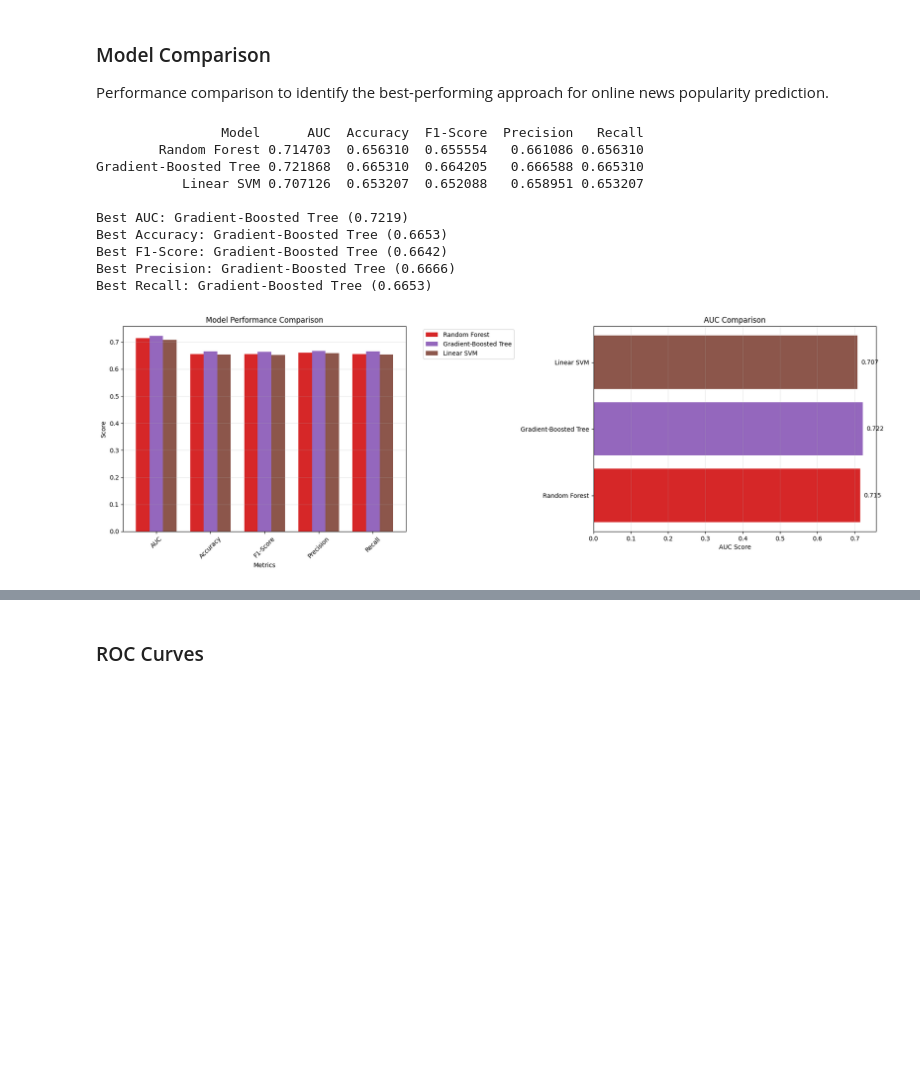
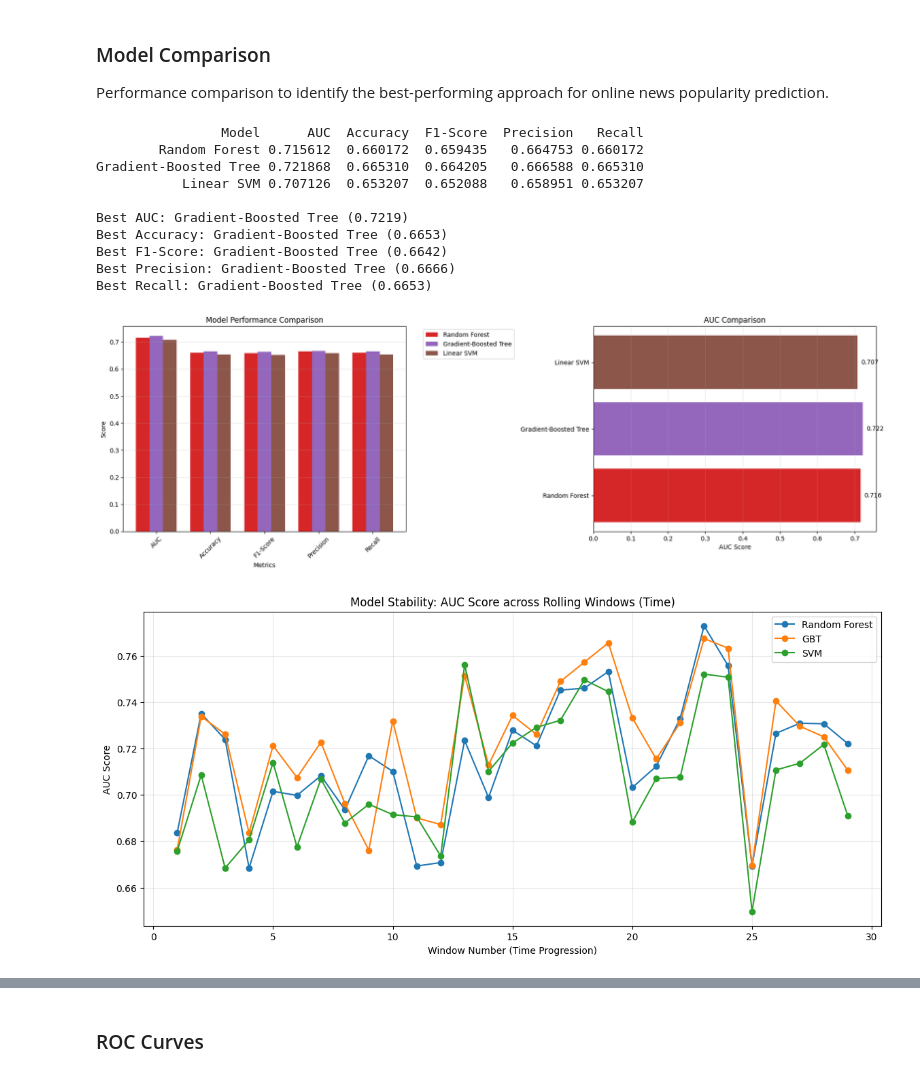
Before and after one commit to kazemihabib/Predicting-the-Popularity-of-Online-News, a Jupyter notebook: big_data_6cfu.ipynb, the cells around one changed output, grey strips where cells are left out. Cells and saved outputs as stored; diff of their text form; code cells hidden in the pictures; blank space fills up the shorter version.

```diff
--- a/big_data_6cfu.ipynb
+++ b/big_data_6cfu.ipynb
@@ -560,6 +658,7 @@ def train_all_algorithms_efficiently(models_and_grids, data_with_row, total_rows
 
         final_results[model_name] = {
             'avg_metrics': avg_metrics,
+            'all_metrics': results[model_name]['all_metrics'],
             'all_predictions': results[model_name]['all_predictions'],
             'best_params_per_window': results[model_name]['best_params_per_window']
         }
@@ -779,7 +852,7 @@ plt.tight_layout()
 plt.show()
 # %% [output]
                 Model      AUC  Accuracy  F1-Score  Precision   Recall
-        Random Forest 0.714703  0.656310  0.655554   0.661086 0.656310
+        Random Forest 0.715612  0.660172  0.659435   0.664753 0.660172
 Gradient-Boosted Tree 0.721868  0.665310  0.664205   0.666588 0.665310
            Linear SVM 0.707126  0.653207  0.652088   0.658951 0.653207
 
@@ -789,3 +862,28 @@ Best F1-Score: Gradient-Boosted Tree (0.6642)
 Best Precision: Gradient-Boosted Tree (0.6666)
 Best Recall: Gradient-Boosted Tree (0.6653)
 [figure]
+# %%
+# Plot Performance Over Time (Across Rolling Windows)
+plt.figure(figsize=(14, 6))
+
+models_metrics = [
+    ("Random Forest", all_results["Random Forest"]['all_metrics']),
+    ("GBT", all_results["Gradient-Boosted Tree"]['all_metrics']),
+    ("SVM", all_results["Linear SVM"]['all_metrics'])
+]
+
+for name, metrics_list in models_metrics:
+    # Extract AUC for each window
+    aucs = [m['AUC'] for m in metrics_list]
+    windows = range(1, len(aucs) + 1)
+
+    plt.plot(windows, aucs, marker='o', label=name)
+
+plt.title("Model Stability: AUC Score across Rolling Windows (Time)")
+plt.xlabel("Window Number (Time Progression)")
+plt.ylabel("AUC Score")
+plt.legend()
+plt.grid(True, alpha=0.3)
+plt.show()
+# %% [output]
+[figure, added]
```
Also changed, not shown: parts of 16 cells of this notebook, 3 other files.
